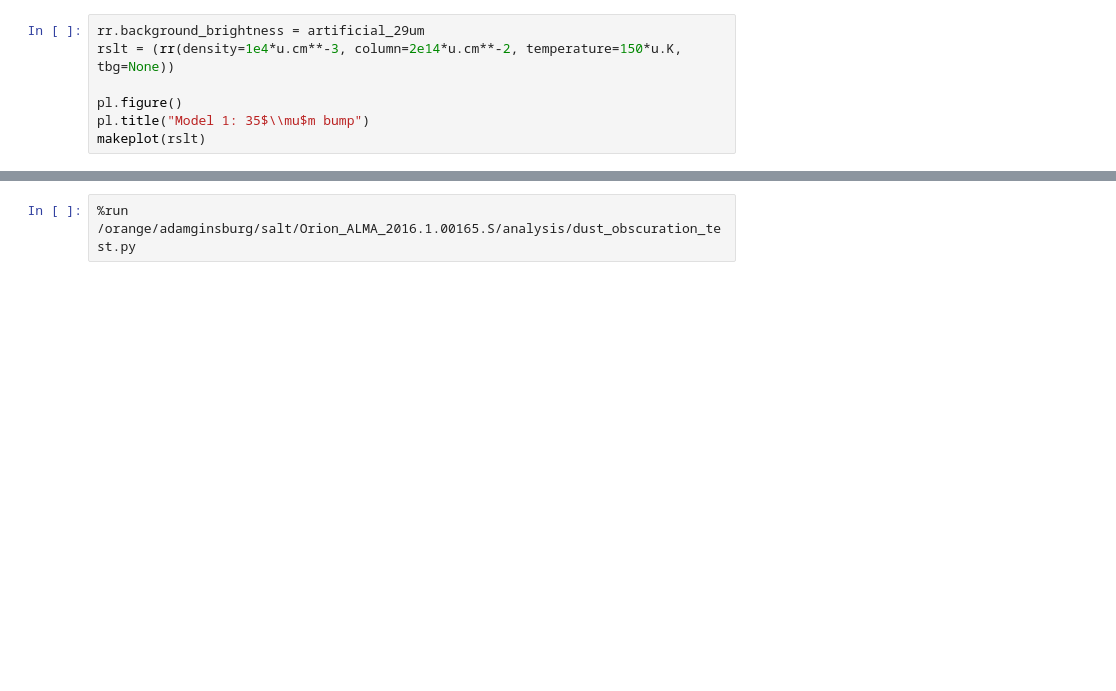
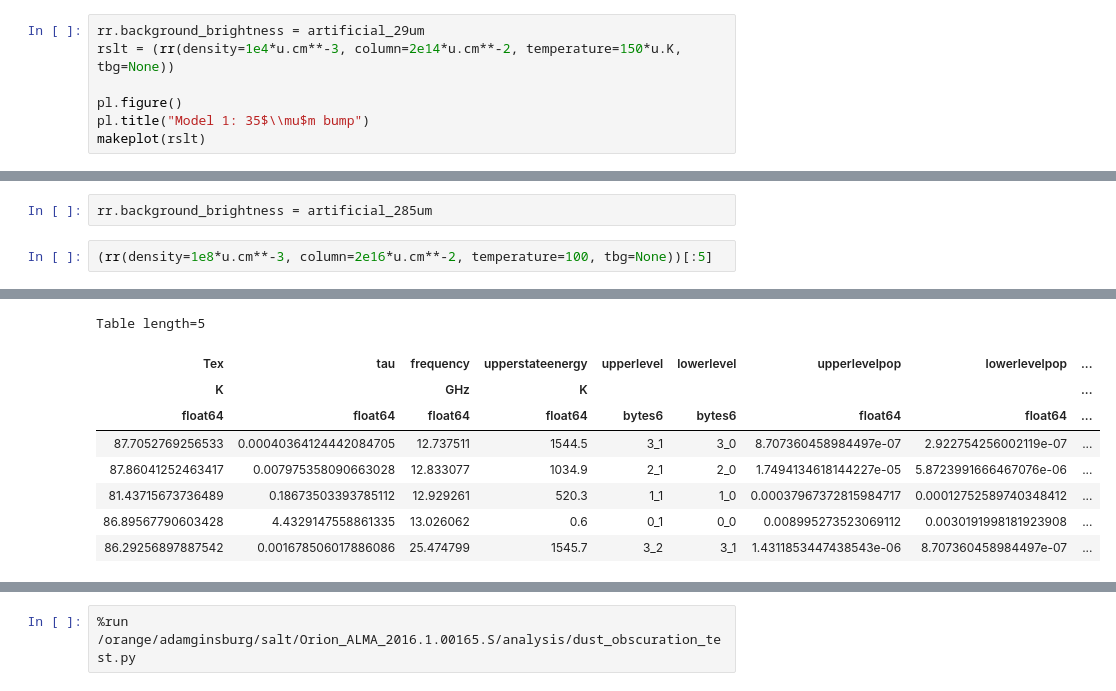
Before and after one commit to keflavich/saltmining, a Jupyter notebook: notebooks/OrionModelPredictions.ipynb, the cells around one changed output, grey strips where cells are left out. Drawn from its saved outputs; the diff is of its cells as text; blank space fills up the shorter version.

```diff
--- a/notebooks/OrionModelPredictions.ipynb
+++ b/notebooks/OrionModelPredictions.ipynb
@@ -232,0 +294,5 @@ tbl
+# %%
+rr.background_brightness = artificial_285um
+# %%
+(rr(density=1e8*u.cm**-3, column=2e16*u.cm**-2, temperature=100, tbg=None))[:5]
+# %% [output]
@@ -232,0 +300,9 @@ tbl
+Table length=5
+| Tex | tau | frequency | upperstateenergy | upperlevel | lowerlevel | upperlevelpop | lowerlevelpop | ... |
+| K |  | GHz | K |  |  |  |  | ... |
+| float64 | float64 | float64 | float64 | bytes6 | bytes6 | float64 | float64 | ... |
+| 87.7052769256533 | 0.00040364124442084705 | 12.737511 | 1544.5 | 3_1 | 3_0 | 8.707360458984497e-07 | 2.922754256002119e-07 | ... |
+| 87.86041252463417 | 0.007975358090663028 | 12.833077 | 1034.9 | 2_1 | 2_0 | 1.7494134618144227e-05 | 5.8723991666467076e-06 | ... |
+| 81.43715673736489 | 0.18673503393785112 | 12.929261 | 520.3 | 1_1 | 1_0 | 0.00037967372815984717 | 0.00012752589740348412 | ... |
+| 86.89567790603428 | 4.4329147558861335 | 13.026062 | 0.6 | 0_1 | 0_0 | 0.008995273523069112 | 0.0030191998181923908 | ... |
+| 86.29256897887542 | 0.001678506017886086 | 25.474799 | 1545.7 | 3_2 | 3_1 | 1.4311853447438543e-06 | 8.707360458984497e-07 | ... |
```
Also changed, not shown: parts of 5 cells of this notebook, 2 other files.
